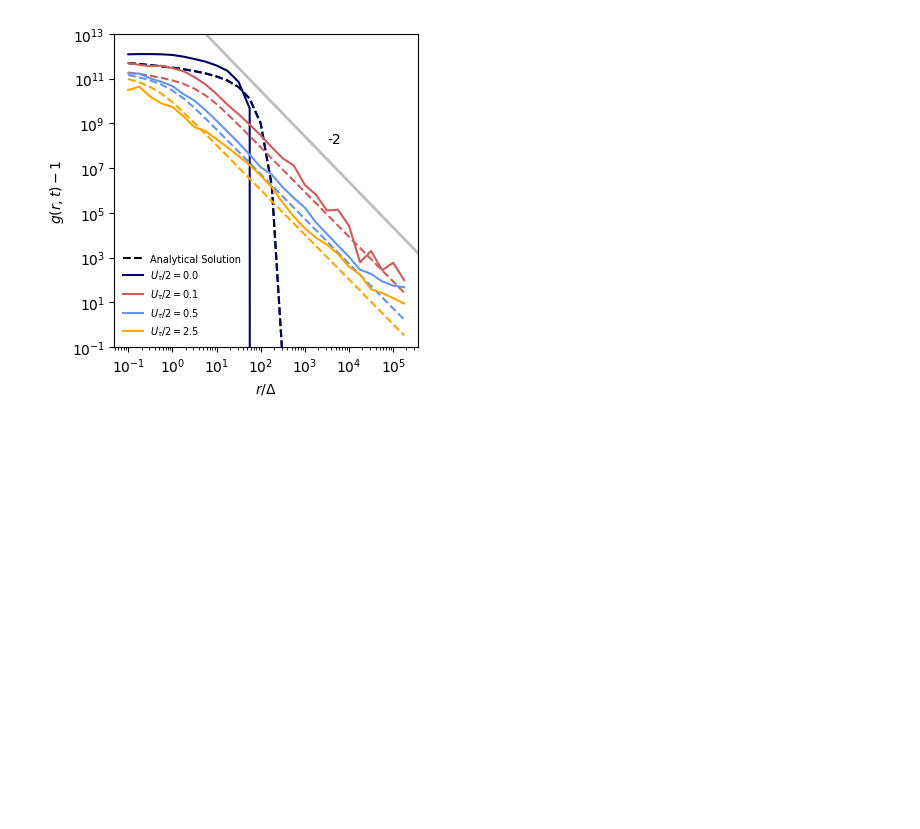
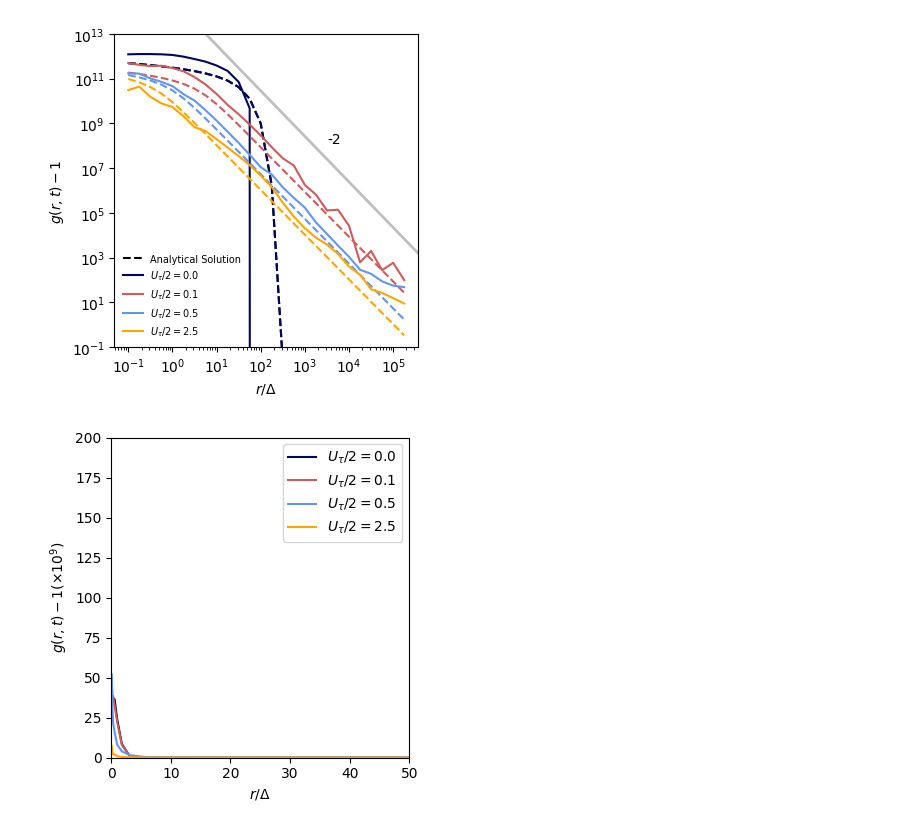
Before and after one commit to KatharinaBracher/Brownian-Bug-Model, a Jupyter notebook: figures.ipynb, the cells around one changed output. Saved outputs shown, nothing was run; the diff lists cells and outputs as text; code cells hidden in the pictures; blank space fills up the shorter version.

```diff
--- a/figures.ipynb
+++ b/figures.ipynb
@@ -243,3 +243,31 @@ plt.tight_layout()
 plt.savefig('figures/histo_presentation.pdf', bbox_inches='tight')
 # %% [output]
 [figure]
+# %%
+Utot_list = [0.0, 0.1, 0.5, 2.5]
+gamma_list = [-2.82*10**(-15), 0.0264, 0.506, 2.43]
+
+#results = np.load('data/results_histograms_no_10000.npy', allow_pickle=True)
+results = np.load('data/results_histograms_short_1.npy', allow_pickle=True)
+colours = ['#00065c', 'indianred', 'cornflowerblue', 'orange']
+
+fig, ax = plt.subplots(1,1, figsize=(4,4))
+
+for i, (radii, pcf_dx, pcf_dp, exact_sol) in enumerate(results):
+    colour = colours[i % len(colours)]
+    radii = np.array(radii)
+    pcf_dx = (np.array(pcf_dx) - 1) / 10**9
+    Utot = Utot_list[i]
+    ax.plot(radii, pcf_dx , color = colour,  label=f'$U_{{\\tau}}/2 = {Utot}$')
+ax.set_xlim(0, 50)
+ax.set_ylim(0, 200)
+ax.set_xlabel(r'$r / \Delta$')
+ax.set_ylabel(r'$g(r, t) - 1 (\times 10^{9})$')
+#ax[1].set_title('Pair Correlation Function (Linear Scale)')
+ax.legend()
+#ax.text(-0.18, 1, 'b', transform=ax.transAxes, fontdict=dict(fontsize=12))
+
+plt.tight_layout()
+plt.savefig('figures/histo_no_clustering.pdf', bbox_inches='tight')
+# %% [output]
+[figure, added]
```
Also changed, not shown: parts of 1 cell of this notebook, 5 other files.
